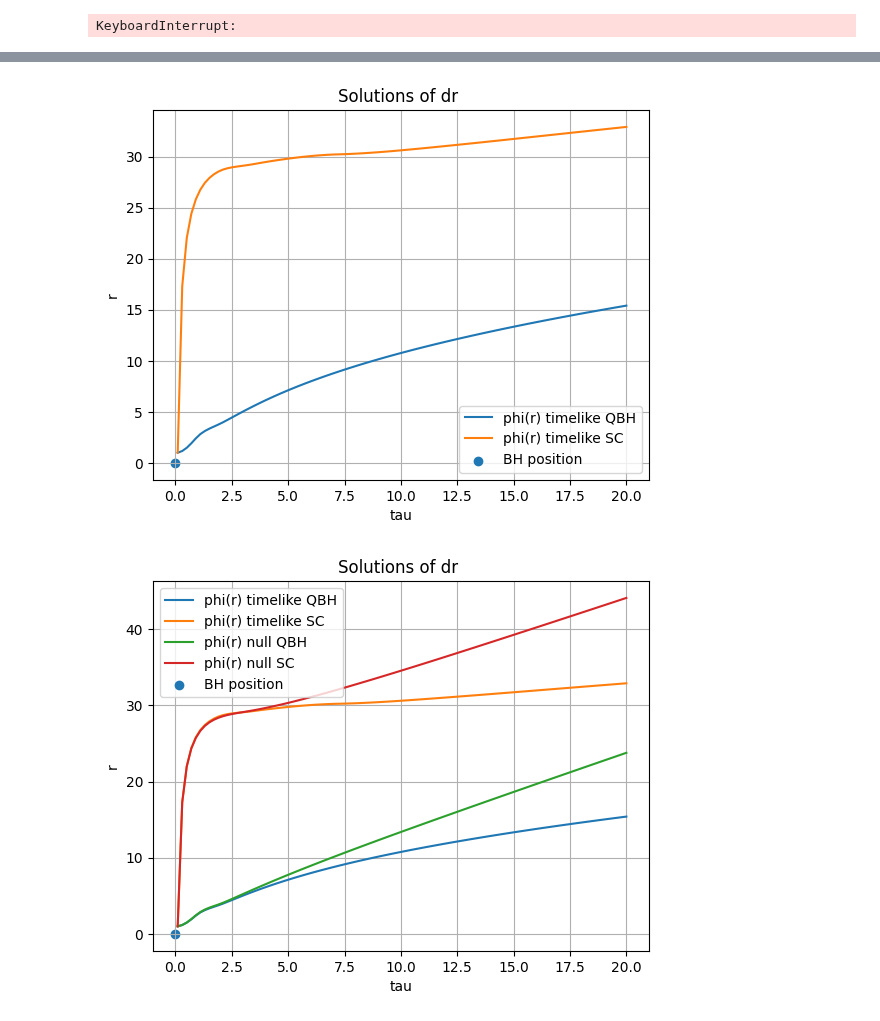
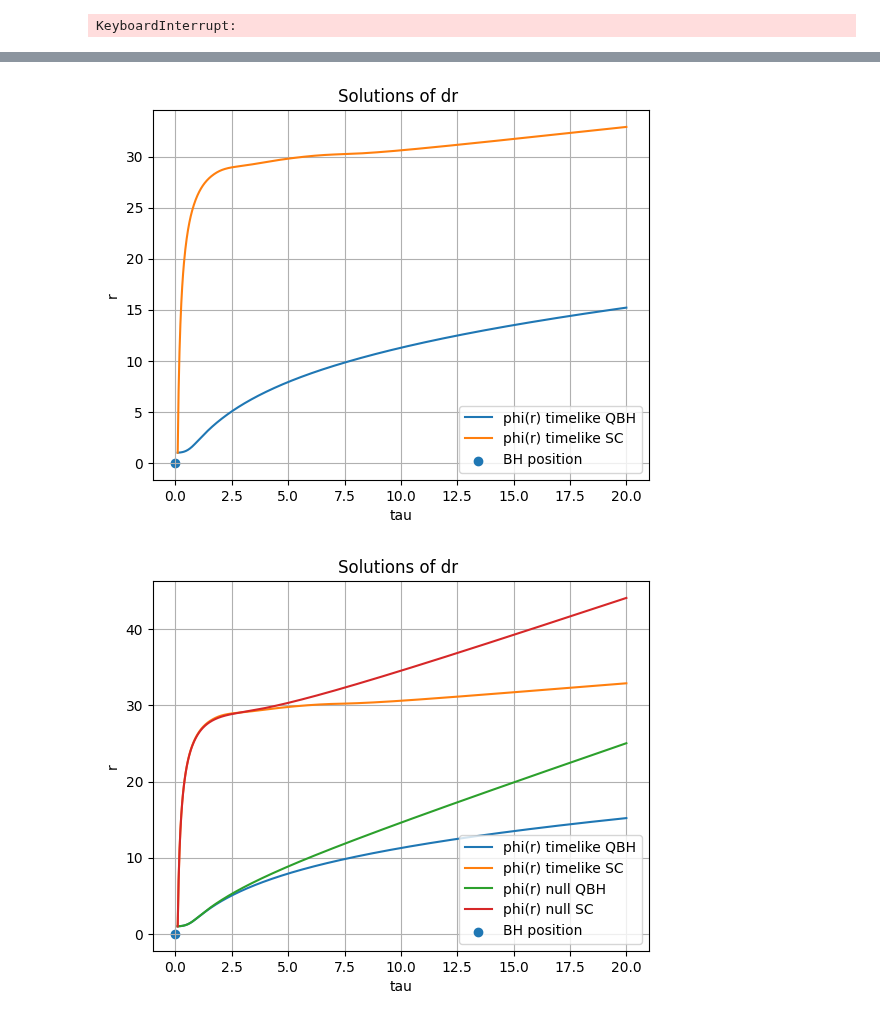
Before and after one commit to AdamSmithOrlik/quantum-black-holes, a Jupyter notebook: darius/research.ipynb, the cells around one changed output, grey strips where cells are left out. Drawn from its saved outputs; the diff is of its cells as text; code cells hidden in the pictures.

```diff
--- a/darius/research.ipynb
+++ b/darius/research.ipynb
@@ -8,0 +21,24 @@ from scipy.integrate import solve_ivp
+# %%
+R_s=1
+r=1
+f =  1 - R_s / sp.sqrt(r**2)
+g =  (1 - R_s / sp.sqrt(r**2))**(-1)
+h = r**2
+
+import sympy as sp
+
+# Define symbols
+r, R_s = sp.symbols('r R_s')
+
+# Define function
+f = 1 - R_s / sp.sqrt(r**2)
+g =  (1 - R_s / sp.sqrt(r**2))**(-1)
+h = r**2
+
+# Display function
+sp.init_printing()  # Enables pretty printing
+
+display(sp.Eq(sp.Symbol('f'), f))
+display(sp.Eq(sp.Symbol('g'), g))
+
+display(sp.Eq(sp.Symbol('h'), h))
@@ -8,0 +49,14 @@ from scipy.integrate import solve_ivp
+# %%
+import sympy as sp
+from IPython.display import display, Math
+
+# Define symbols
+r, R_s = sp.symbols('r R_s')
+
+# Define function
+f = 1 - R_s / sp.sqrt(r**2)
+
+# Display function centered
+sp.init_printing()  # Enables pretty printing
+
+display(Math(r'\displaystyle f = ' + sp.latex(f)))
@@ -849,7 +905,7 @@ def diff_eq1_sc(r, y):
 
 # Define the range of r values
 r_min, r_max = 0.1, 20.0
-r_values = np.linspace(r_min, r_max, 100)
+r_values = np.linspace(r_min, r_max, 1000)
 
 # Initial condition
 y0 = [1.0]  # Example: y(r=0) = 1
@@ -907,5 +963,5 @@ plt.show()
-[figure, old version]
+[figure, new version]
-[figure, old version]
+[figure, new version]
 # %%
 
 
```
Also changed, not shown: parts of 8 cells of this notebook.
